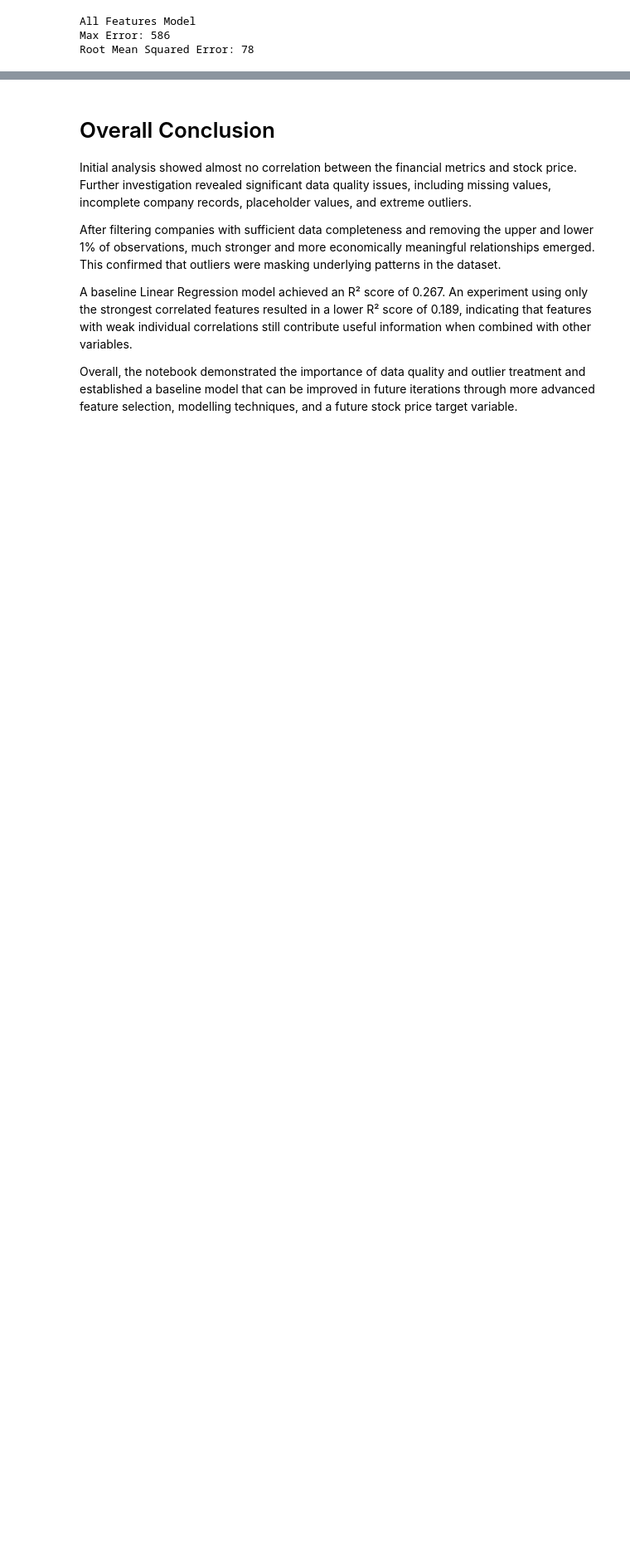
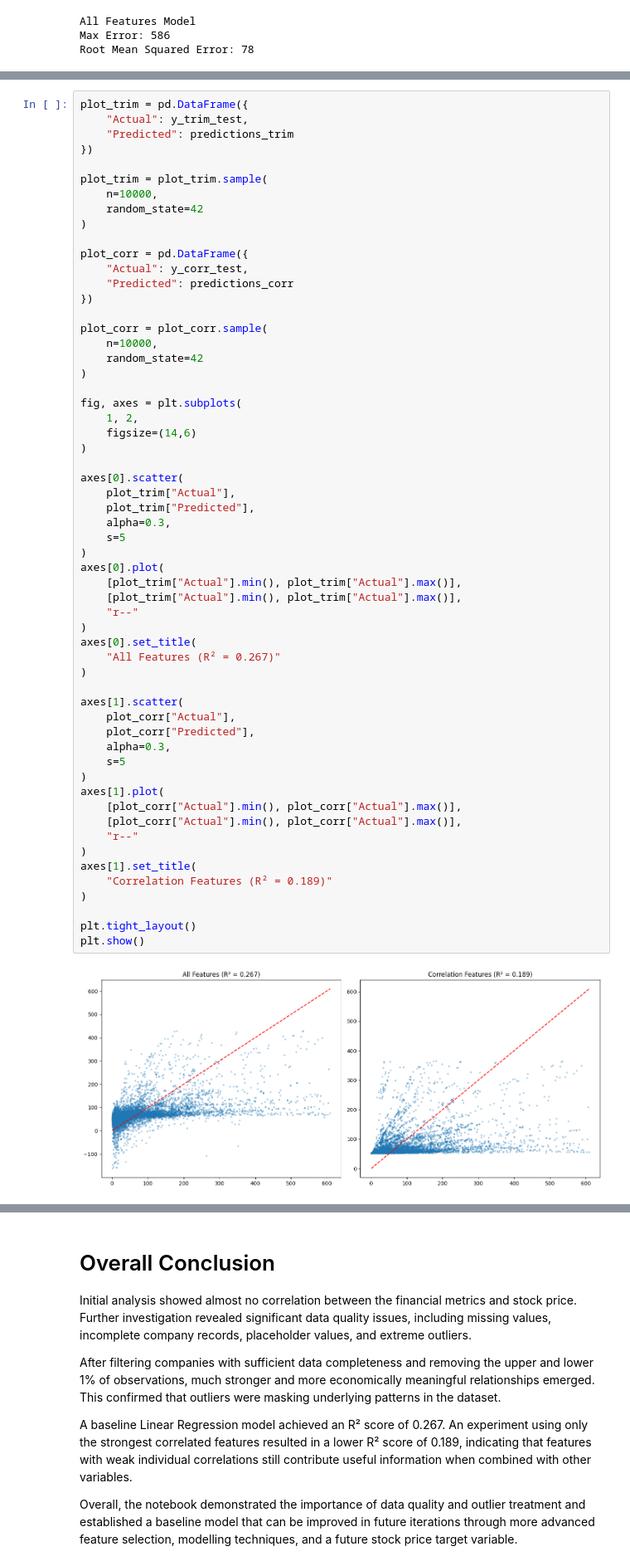
Before and after one commit to ayoub-lafhailat/Value-Investing, a Jupyter notebook: Models/Baseline.ipynb, the cells around one changed output, grey strips where cells are left out. Shown at 83% size. Saved outputs shown, nothing was run; the diff lists cells and outputs as text; blank space fills up the shorter version.

Commit message:
Baseline model notebook cleaning
Remove unecessary code. And make graphs more visually understanding.

```diff
--- a/Models/Baseline.ipynb
+++ b/Models/Baseline.ipynb
@@ -835,0 +778,60 @@ plt.show()
+# %%
+plot_trim = pd.DataFrame({
+    "Actual": y_trim_test,
+    "Predicted": predictions_trim
+})
+
+plot_trim = plot_trim.sample(
+    n=10000,
+    random_state=42
+)
+
+plot_corr = pd.DataFrame({
+    "Actual": y_corr_test,
+    "Predicted": predictions_corr
+})
+
+plot_corr = plot_corr.sample(
+    n=10000,
+    random_state=42
+)
+
+fig, axes = plt.subplots(
+    1, 2,
+    figsize=(14,6)
+)
+
+axes[0].scatter(
+    plot_trim["Actual"],
+    plot_trim["Predicted"],
+    alpha=0.3,
+    s=5
+)
+axes[0].plot(
+    [plot_trim["Actual"].min(), plot_trim["Actual"].max()],
+    [plot_trim["Actual"].min(), plot_trim["Actual"].max()],
+    "r--"
+)
+axes[0].set_title(
+    "All Features (R² = 0.267)"
+)
+
+axes[1].scatter(
+    plot_corr["Actual"],
+    plot_corr["Predicted"],
+    alpha=0.3,
+    s=5
+)
+axes[1].plot(
+    [plot_corr["Actual"].min(), plot_corr["Actual"].max()],
+    [plot_corr["Actual"].min(), plot_corr["Actual"].max()],
+    "r--"
+)
+axes[1].set_title(
+    "Correlation Features (R² = 0.189)"
+)
+
+plt.tight_layout()
+plt.show()
+# %% [output]
+[figure, added]
```
Also changed, not shown: parts of 7 cells of this notebook.
